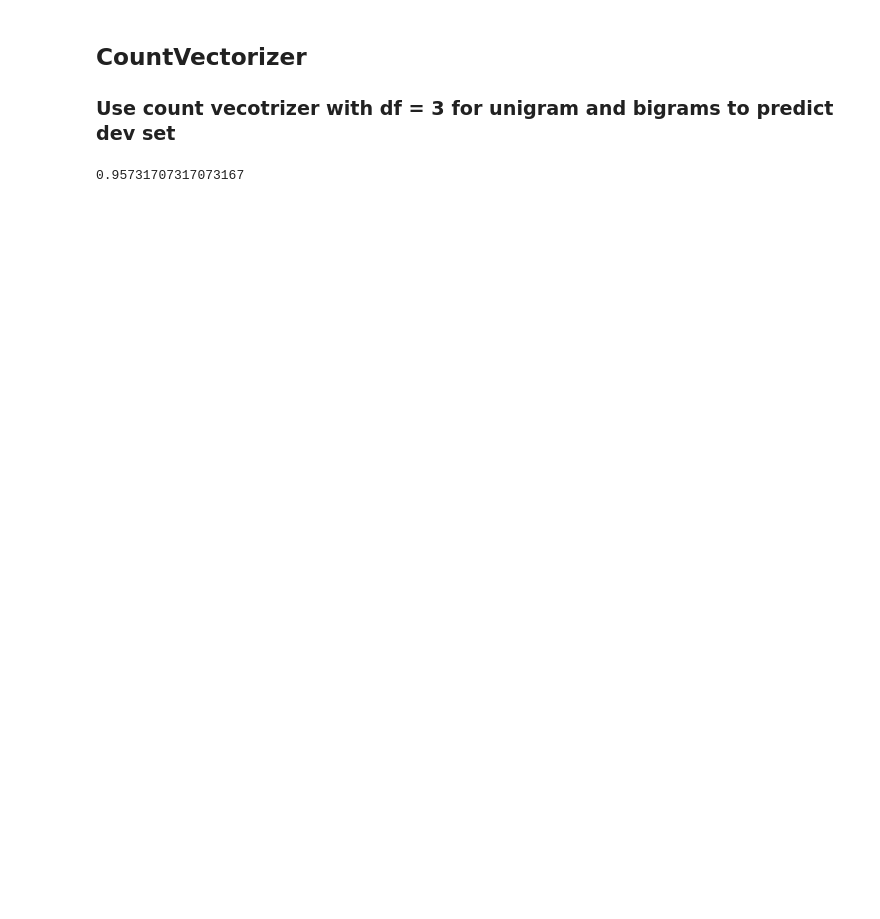
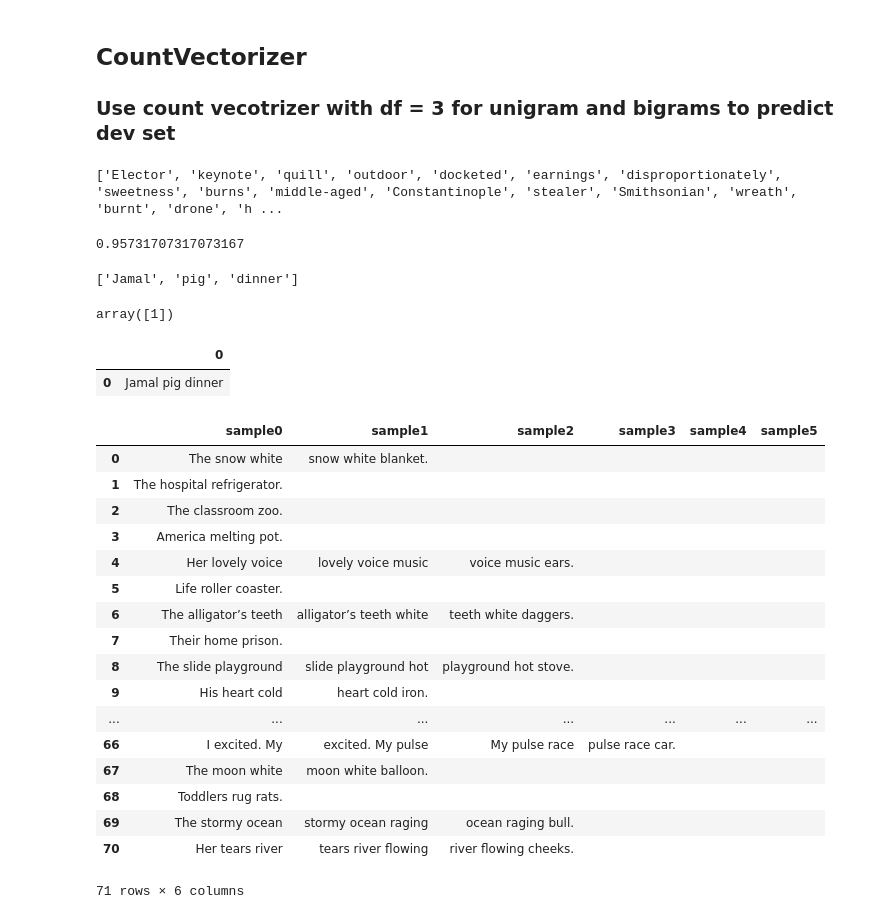
Before and after one commit to gajeam/Pulitzer-Prize-Styleometrics-Project, a Jupyter notebook: Rule 1 metaphor/Working with github metaphor - predicting metaphor.ipynb, the cells around one changed output. Drawn from its saved outputs; the diff is of its cells as text; code cells hidden in the pictures; blank space fills up the shorter version.

Commit message:
got log reg working on metaphors

```diff
--- a/Rule 1 metaphor/Working with github metaphor - predicting metaphor.ipynb
+++ b/Rule 1 metaphor/Working with github metaphor - predicting metaphor.ipynb
@@ -153,4 +175,9 @@ Columns: 6
 # %% [markdown]
 ## CountVectorizer
 ### Use count vecotrizer with df = 3 for unigram and bigrams to predict dev set
+# %%
+vocab = list(set(brown.words()))
+print(vocab)
+# %% [output]
+['Elector', 'keynote', 'quill', 'outdoor', 'docketed', 'earnings', 'disproportionately', 'sweetness', 'burns', 'middle-aged', 'Constantinople', 'stealer', 'Smithsonian', 'wreath', 'burnt', 'drone', 'h ...
 # %%
@@ -175,0 +209,63 @@ accuracy_score(df_dev['metaphor'], logreg_predictions)
+# %%
+word_list = 'Jamal was a pig at dinner'.split()
+filtered_words = [word for word in word_list if word not in stopwords.words('english')]
+filtered_words
+testmeta = list(trigrams(filtered_words))
+testmeta
+testmeta1 = [' '.join(x) for x in testmeta]
+testmeta1
+df_test = pd.DataFrame(testmeta1)
+df_test
+df_test.columns = ['sample']
+print(filtered_words)
+# %% [output]
+['Jamal', 'pig', 'dinner']
+# %%
+arr_test_feature_sparse = vec.transform(df_test['sample'])
+arr_test_feature = arr_test_feature_sparse.toarray()
+logreg = LogisticRegression()
+logreg_model = logreg.fit(arr_train_feature, df_train['metaphor'])
+logreg_predictions = logreg_model.predict(arr_test_feature)
+logreg_predictions
+# %% [output]
+array([1])
+# %%
+df_test = pd.DataFrame(testmeta1)
+df_test
+# %% [output]
+|  | 0 |
+| 0 | Jamal pig dinner |
+# %%
+with open("test_meta_sent.txt", "r") as testset:
+    filtered_words = []
+    testmeta = []
+    testmeta1 = []
+    word_list = ''
+    for line in testset:
+        word_list = line.split()
+        filtered_words = [word for word in word_list if word not in stopwords.words('english')]
+        testmeta1.append(' '.join(x) for x in trigrams(filtered_words))
+df_test = pd.DataFrame(testmeta1)
+df_test
+df_test.columns = ['sample0', 'sample1', 'sample2', 'sample3', 'sample4', 'sample5']
+df_test = df_test.fillna("")
+df_test
+# %% [output]
+|  | sample0 | sample1 | sample2 | sample3 | sample4 | sample5 |
+| 0 | The snow white | snow white blanket. |  |  |  |  |
+| 1 | The hospital refrigerator. |  |  |  |  |  |
+| 2 | The classroom zoo. |  |  |  |  |  |
+| 3 | America melting pot. |  |  |  |  |  |
+| 4 | Her lovely voice | lovely voice music | voice music ears. |  |  |  |
+| 5 | Life roller coaster. |  |  |  |  |  |
+| 6 | The alligator’s teeth | alligator’s teeth white | teeth white daggers. |  |  |  |
+| 7 | Their home prison. |  |  |  |  |  |
+| 8 | The slide playground | slide playground hot | playground hot stove. |  |  |  |
+| 9 | His heart cold | heart cold iron. |  |  |  |  |
+| ... | ... | ... | ... | ... | ... | ... |
+| 66 | I excited. My | excited. My pulse | My pulse race | pulse race car. |  |  |
+| 67 | The moon white | moon white balloon. |  |  |  |  |
+| 68 | Toddlers rug rats. |  |  |  |  |  |
+| 69 | The stormy ocean | stormy ocean raging | ocean raging bull. |  |  |  |
+| 70 | Her tears river | tears river flowing | river flowing cheeks. |  |  |  |
+71 rows × 6 columns
```
Also changed, not shown: parts of 15 cells of this notebook, 6 other files.
